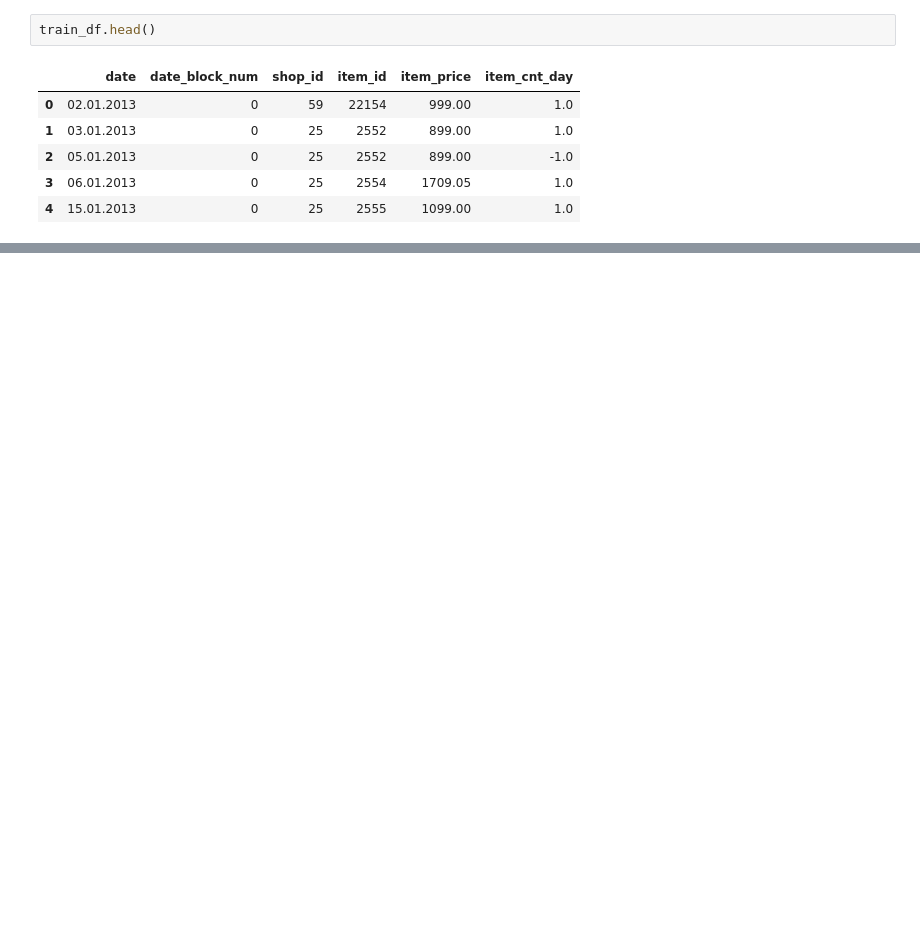
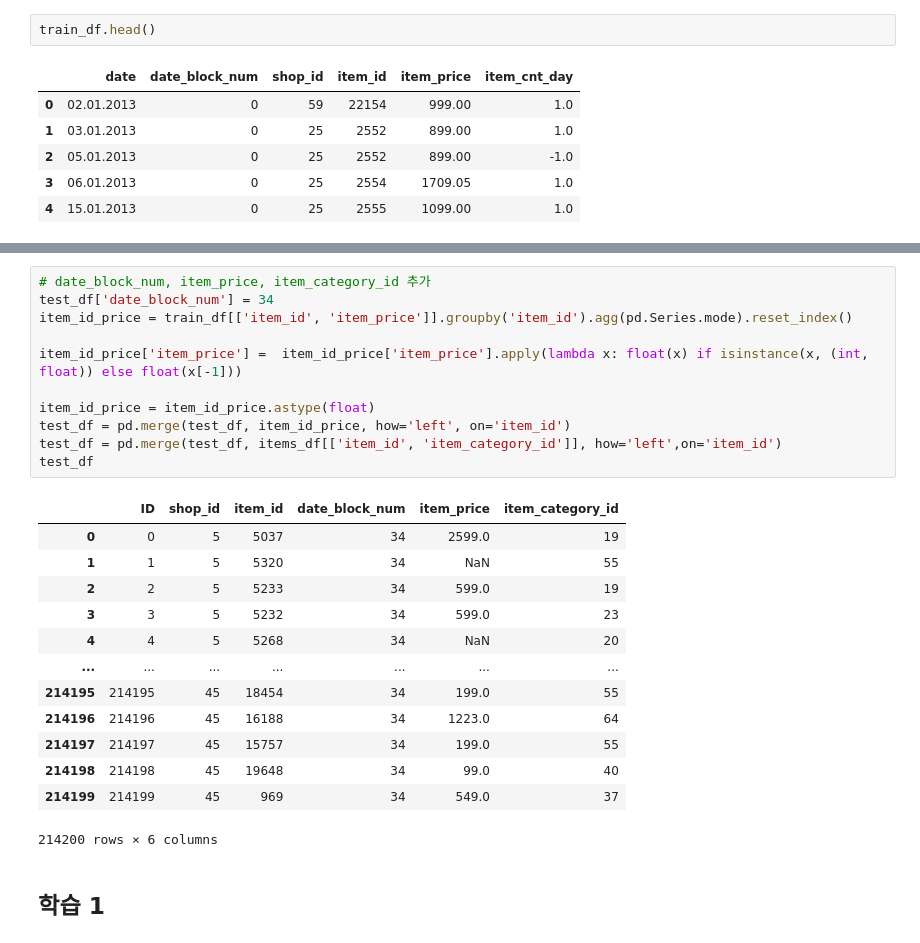
Before and after one commit to dkdkdkdkd/kaggle_study, a Jupyter notebook: kaggle_study_project/kaggle_predict_future_sales.ipynb, the cells around one changed output, grey strips where cells are left out. Saved outputs shown, nothing was run; the diff lists cells and outputs as text; blank space fills up the shorter version.

```diff
--- a/kaggle_study_project/kaggle_predict_future_sales.ipynb
+++ b/kaggle_study_project/kaggle_predict_future_sales.ipynb
@@ -143,0 +184,27 @@ train_id_price
+# %%
+# date_block_num, item_price, item_category_id 추가
+test_df['date_block_num'] = 34
+item_id_price = train_df[['item_id', 'item_price']].groupby('item_id').agg(pd.Series.mode).reset_index()
+
+item_id_price['item_price'] =  item_id_price['item_price'].apply(lambda x: float(x) if isinstance(x, (int, float)) else float(x[-1]))
+
+item_id_price = item_id_price.astype(float)
+test_df = pd.merge(test_df, item_id_price, how='left', on='item_id')
+test_df = pd.merge(test_df, items_df[['item_id', 'item_category_id']], how='left',on='item_id')
+test_df
+# %% [output]
+|  | ID | shop_id | item_id | date_block_num | item_price | item_category_id |
+| 0 | 0 | 5 | 5037 | 34 | 2599.0 | 19 |
+| 1 | 1 | 5 | 5320 | 34 | NaN | 55 |
+| 2 | 2 | 5 | 5233 | 34 | 599.0 | 19 |
+| 3 | 3 | 5 | 5232 | 34 | 599.0 | 23 |
+| 4 | 4 | 5 | 5268 | 34 | NaN | 20 |
+| ... | ... | ... | ... | ... | ... | ... |
+| 214195 | 214195 | 45 | 18454 | 34 | 199.0 | 55 |
+| 214196 | 214196 | 45 | 16188 | 34 | 1223.0 | 64 |
+| 214197 | 214197 | 45 | 15757 | 34 | 199.0 | 55 |
+| 214198 | 214198 | 45 | 19648 | 34 | 99.0 | 40 |
+| 214199 | 214199 | 45 | 969 | 34 | 549.0 | 37 |
+214200 rows × 6 columns
+# %% [markdown]
+## 학습 1
```
Also changed, not shown: parts of 36 cells of this notebook, 5 other files.
